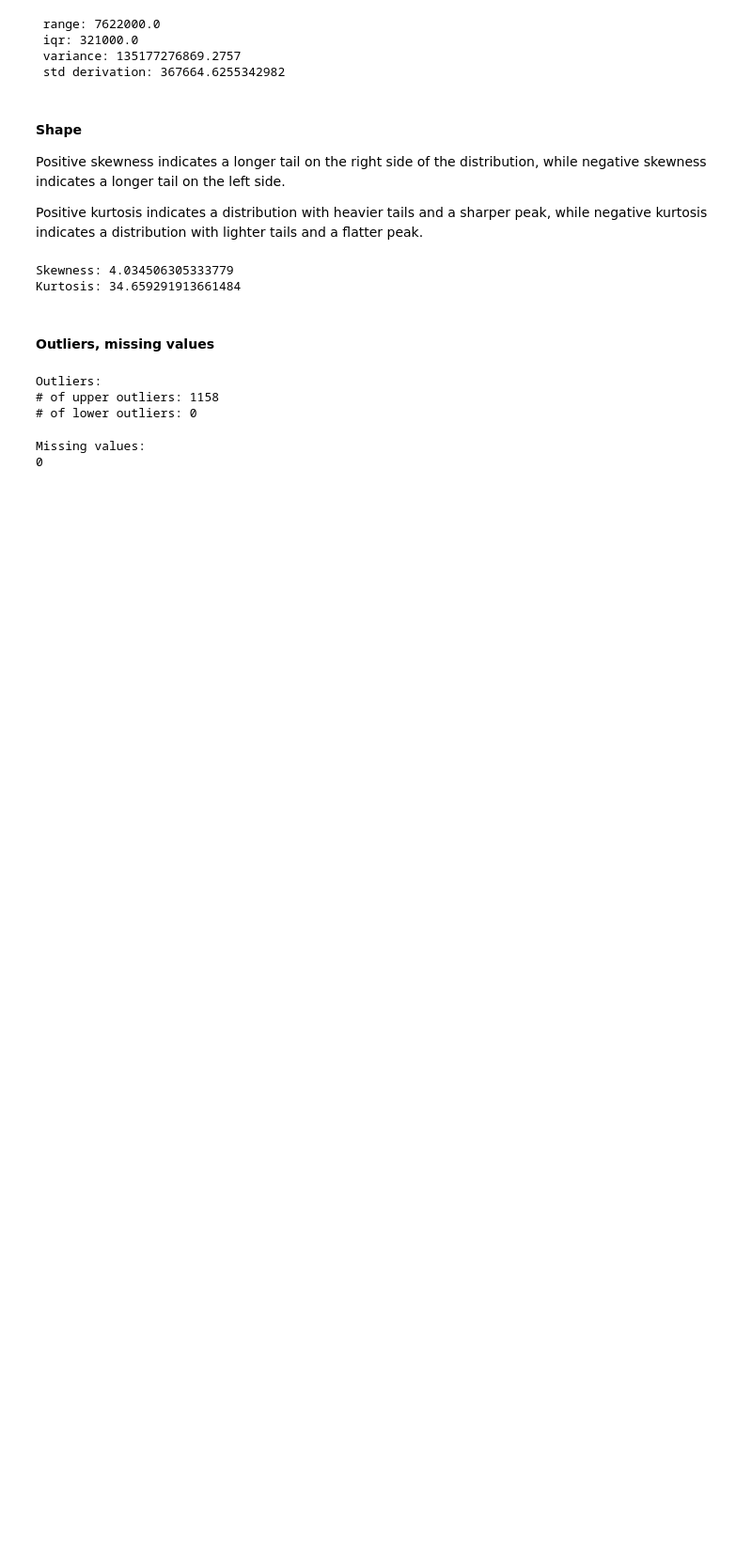
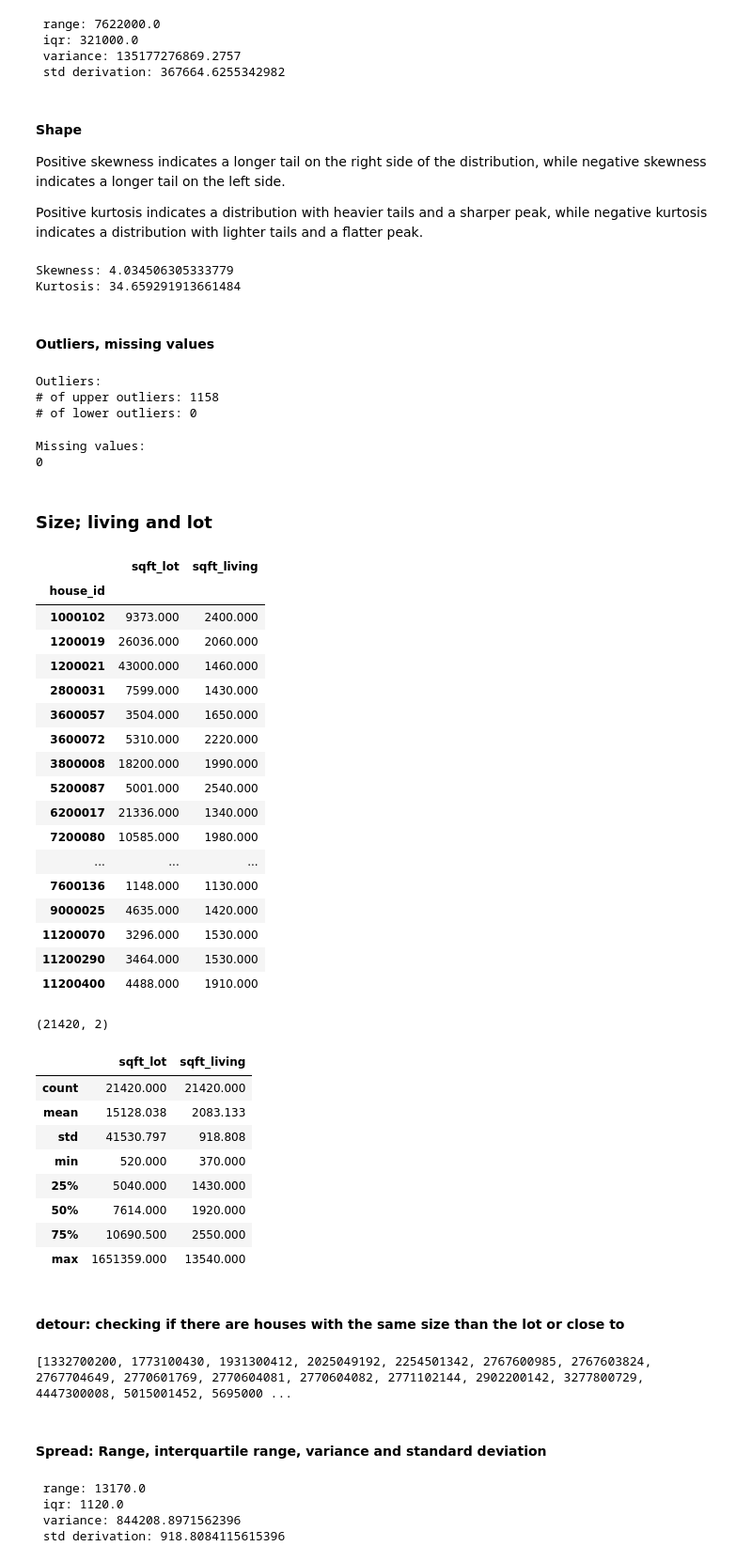
Before and after one commit to StefanK2ff/nf-eda-project, a Jupyter notebook: 1_Basic_Analysis.ipynb, the cells around one changed output. Shown at 94% size. Drawn from its saved outputs; the diff is of its cells as text; code cells hidden in the pictures; blank space fills up the shorter version.

Commit message:
univariate analysis for size: sqft_living and sqft_lot

```diff
--- a/1_Basic_Analysis.ipynb
+++ b/1_Basic_Analysis.ipynb
@@ -298,3 +297,79 @@ print(missing_values)
 # %% [output]
 Missing values:
 0
+# %% [markdown]
+### Size; living and lot
+# %%
+df_sizes = df.groupby('house_id').agg({'sqft_lot': 'mean', 'sqft_living': 'mean'})
+
+display(
+    df_sizes.head(20),
+    df_sizes.shape,
+    df_sizes.describe()
+)
+# %% [output]
+|  | sqft_lot | sqft_living |
+| house_id |  |  |
+| 1000102 | 9373.000 | 2400.000 |
+| 1200019 | 26036.000 | 2060.000 |
+| 1200021 | 43000.000 | 1460.000 |
+| 2800031 | 7599.000 | 1430.000 |
+| 3600057 | 3504.000 | 1650.000 |
+| 3600072 | 5310.000 | 2220.000 |
+| 3800008 | 18200.000 | 1990.000 |
+| 5200087 | 5001.000 | 2540.000 |
+| 6200017 | 21336.000 | 1340.000 |
+| 7200080 | 10585.000 | 1980.000 |
+| ... | ... | ... |
+| 7600136 | 1148.000 | 1130.000 |
+| 9000025 | 4635.000 | 1420.000 |
+| 11200070 | 3296.000 | 1530.000 |
+| 11200290 | 3464.000 | 1530.000 |
+| 11200400 | 4488.000 | 1910.000 |
+(21420, 2)
+|  | sqft_lot | sqft_living |
+| count | 21420.000 | 21420.000 |
+| mean | 15128.038 | 2083.133 |
+| std | 41530.797 | 918.808 |
+| min | 520.000 | 370.000 |
+| 25% | 5040.000 | 1430.000 |
+| 50% | 7614.000 | 1920.000 |
+| 75% | 10690.500 | 2550.000 |
+| max | 1651359.000 | 13540.000 |
+# %% [markdown]
+#### detour: checking if there are houses with the same size than the lot or close to
+# %%
+filtered_df = df_sizes[df_sizes['sqft_living'] < df_sizes['sqft_lot']]
+
+threshold_percent = 1
+
+similar_house_ids = []
+
+for house_id, group in filtered_df.groupby('house_id'):
+    sqft_lot_values = group['sqft_lot'].values
+    sqft_living_values = group['sqft_living'].values
+
+    # Calculate the maximum allowed difference in sqft_lot and sqft_living
+    max_difference = max(sqft_lot_values) * (threshold_percent / 100)
+
+    # Check if the difference between sqft_lot and sqft_living is within the threshold
+    if all(abs(a - b) <= max_difference for a, b in zip(sqft_lot_values, sqft_living_values)):
+        similar_house_ids.append(house_id)
+
+print(similar_house_ids)
+# %% [output]
+[1332700200, 1773100430, 1931300412, 2025049192, 2254501342, 2767600985, 2767603824, 2767704649, 2770601769, 2770604081, 2770604082, 2771102144, 2902200142, 3277800729, 4447300008, 5015001452, 5695000 ...
+# %% [markdown]
+#### Spread: Range, interquartile range, variance and standard deviation
+# %%
+sqft_living_range = df_sizes['sqft_living'].max() - df_sizes['sqft_living'].min()
+sqft_living_iqr = df_sizes['sqft_living'].quantile(0.75) - df_sizes['sqft_living'].quantile(0.25)
+sqft_living_variance = df_sizes['sqft_living'].var()
+sqft_living_std = df_sizes['sqft_living'].std()
+
+print(f" range: {sqft_living_range} \n iqr: {sqft_living_iqr}\n variance: {sqft_living_variance}\n std derivation: {sqft_living_std}")
+# %% [output]
+ range: 13170.0
+ iqr: 1120.0
+ variance: 844208.8971562396
+ std derivation: 918.8084115615396
```
Also changed, not shown: parts of 11 cells of this notebook.
